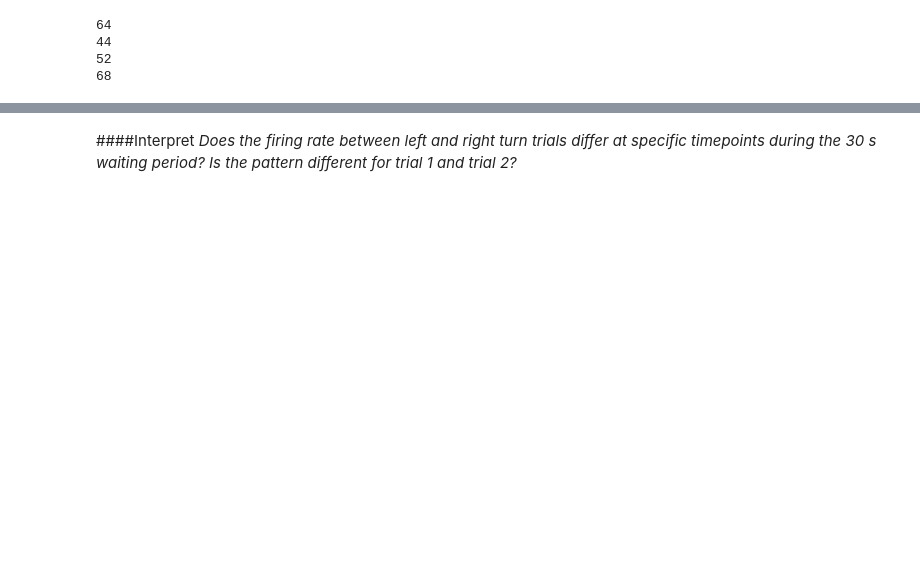
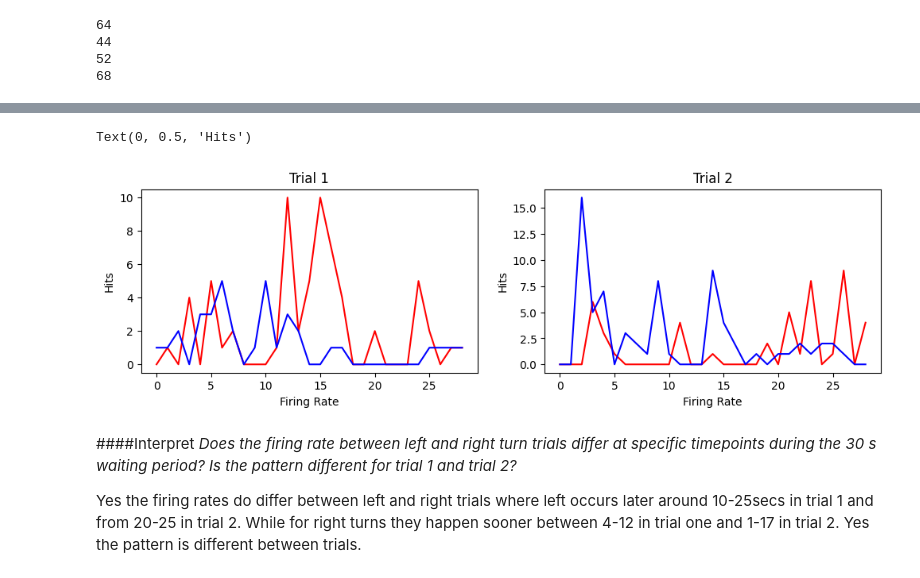
Before and after one commit to nellyfadil/Neuro-265, a Jupyter notebook: coding_homework_7.ipynb, the cells around one changed output, grey strips where cells are left out. Saved outputs shown, nothing was run; the diff lists cells and outputs as text; code cells hidden in the pictures; blank space fills up the shorter version.

```diff
--- a/coding_homework_7.ipynb
+++ b/coding_homework_7.ipynb
@@ -146,14 +143,0 @@ ax[3].hist(ISI_left_trial2, bins)
-# %%
-binsize = 1                                                                   # Let's start with 1-second bins
-fr_bins = np.arange(0,30,binsize)                                             # Make time bins (in 1 second increments) from 0 to 30 s
-fr_low = np.zeros(len(fr_bins)-1)                                             # Initialize our firing rate array
-for i in range(len(fr_bins)-1):                                               # Loop through each bin
-  spk_index = (ISI_left_trail1 > fr_bins[i]) & (ISI_left_trail1 < fr_bins[i+1])           # Find timestamp values falling within each bin
-  true_values = ISI_left_trail1[spk_index]                                          # Our index is a boolean, so we need to isolate "True" values
-  fr_low[i] = (len(true_values))/binsize
-
-fig, ax= plt.subplots(1,2, figsize= (12,6))
-ax[0].plot(fr_bins[:-1], fr_low)
-ax[1].plot(fr_bins,)
-plt.xlabel('Time [s]')
-plt.ylabel('Firing Rate [Hz]')
@@ -163,3 +149,49 @@ Text(0, 0.5, 'Firing Rate [Hz]')
+# %%
+binsize = 1
+fr_bins = np.arange(0,30,binsize)
+
+fr_left1 = np.zeros(len(fr_bins)-1)
+for i in range(len(fr_bins)-1):
+  spk_index1 = (spikes_left_trial1 > fr_bins[i]) & (spikes_left_trial1 < fr_bins[i+1])
+  true_values = spikes_left_trial1[spk_index1]
+  fr_left1[i] = (len(true_values))/binsize
+
+fr_left2 = np.zeros(len(fr_bins)-1)
+for i in range(len(fr_bins)-1):
+  spk_index3 = (spikes_left_trial2 > fr_bins[i]) & (spikes_left_trial2 < fr_bins[i+1])
+  true_values = spikes_left_trial2[spk_index3]
+  fr_left2[i] = (len(true_values))/binsize
+
+fr_right1 = np.zeros(len(fr_bins)-1)
+for i in range(len(fr_bins)-1):
+  spk_index2 = (spikes_right_trial1 > fr_bins[i]) & (spikes_right_trial1 < fr_bins[i+1])
+  true_values = spikes_right_trial1[spk_index2]
+  fr_right1[i] = (len(true_values))/binsize
+
+fr_right2 = np.zeros(len(fr_bins)-1)
+for i in range(len(fr_bins)-1):
+  spk_index4 = (spikes_right_trial2 > fr_bins[i]) & (spikes_right_trial2 < fr_bins[i+1])
+  true_values = spikes_right_trial2[spk_index4]
+  fr_right2[i] = (len(true_values))/binsize
+
+
+fig, axes = plt.subplots(1, 2,figsize=(12, 3))
+
+axes[0].plot(fr_bins[:-1], fr_left1, color = 'red')
+axes[0].plot(fr_bins[:-1], fr_right1, color = 'blue')
+axes[0].set_title('Trial 1')
+axes[0].set_xlabel('Firing Rate')
+axes[0].set_ylabel('Hits')
+axes[1].plot(fr_bins[:-1], fr_left2, color = 'red')
+axes[1].plot(fr_bins[:-1], fr_right2, color = 'blue')
+axes[1].set_title('Trial 2')
+axes[1].set_xlabel('Firing Rate')
+axes[1].set_ylabel('Hits')
+# %% [output]
+Text(0, 0.5, 'Hits')
+[figure, added]
 # %% [markdown]
 ####Interpret
 *Does the firing rate between left and right turn trials differ at specific timepoints during the 30 s waiting period? Is the pattern different for trial 1 and trial 2?*
+
+Yes the firing rates do differ between left and right trials where left occurs later around 10-25secs in trial 1 and from 20-25 in trial 2. While for right turns they happen sooner between 4-12 in trial one and 1-17 in trial 2. Yes the pattern is different between trials.
```
Also changed, not shown: parts of 8 cells of this notebook.
